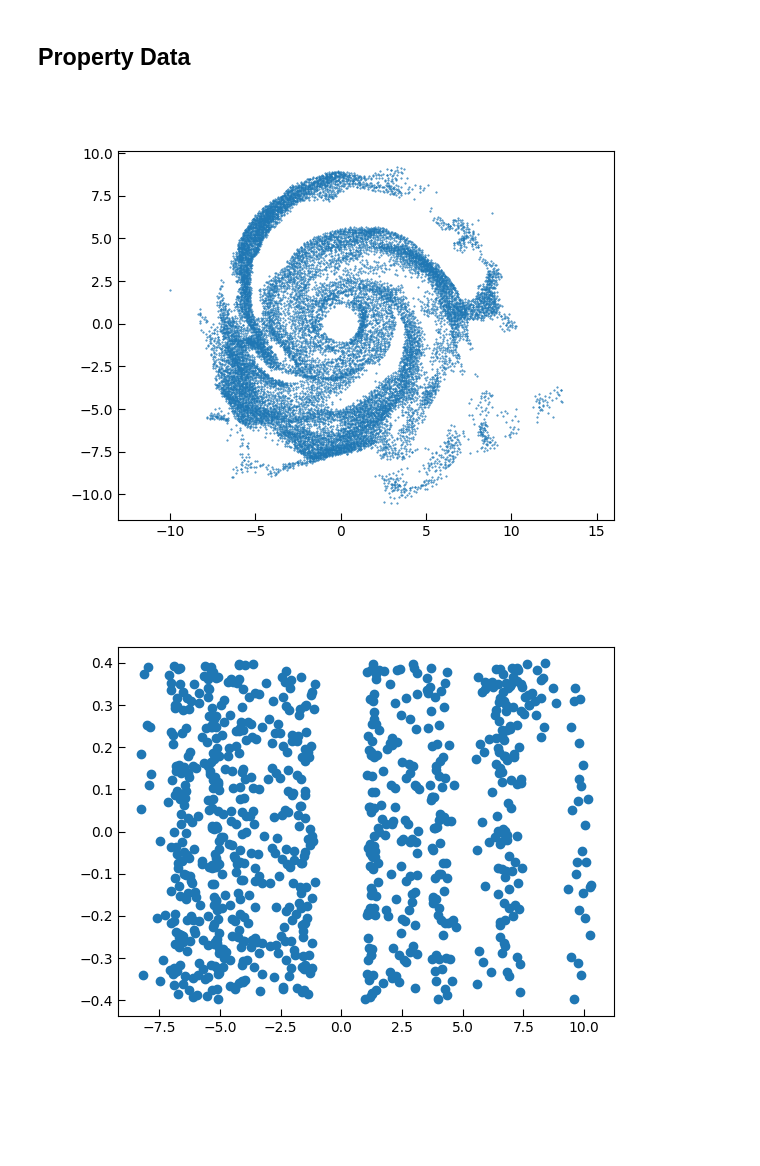
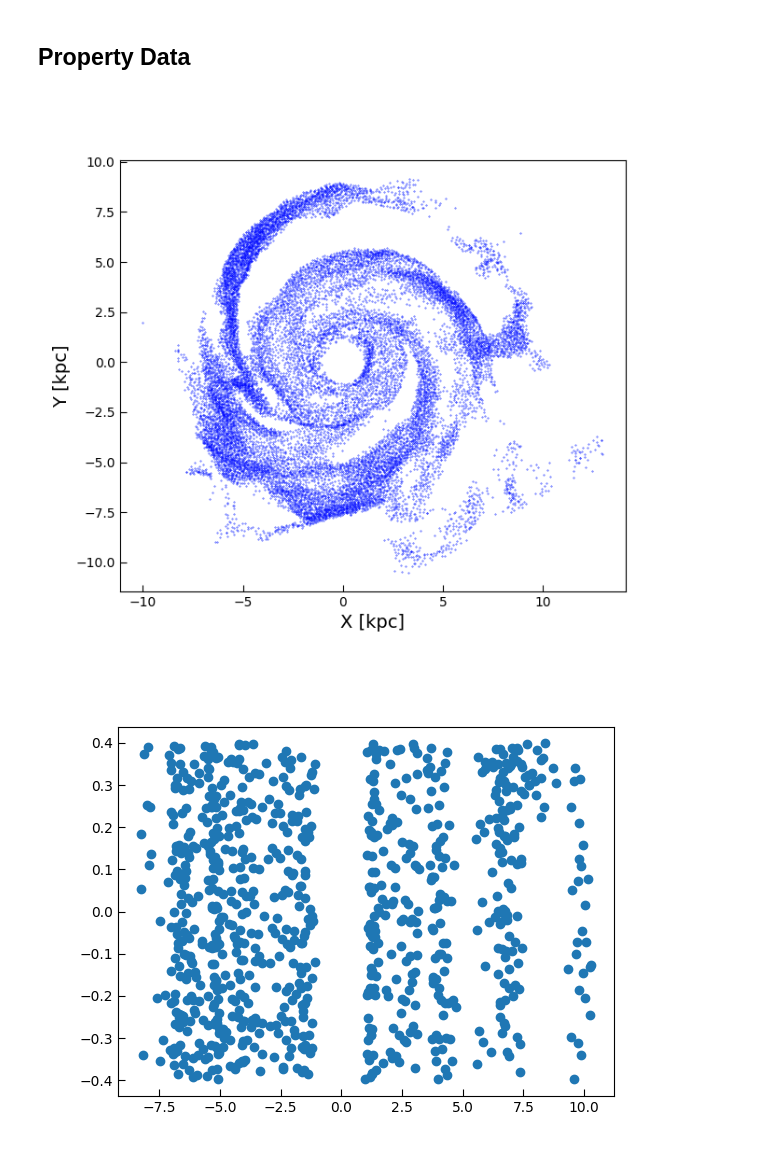
Before and after one commit to danielhcertuche/SpiralStructure_IllustrisTNG50, a Jupyter notebook: Fits_ArmTracing_rho-Halo11.ipynb, the cells around one changed output. Saved outputs shown, nothing was run; the diff lists cells and outputs as text; code cells hidden in the pictures; blank space fills up the shorter version.

Commit message:
Update plots

```diff
--- a/Fits_ArmTracing_rho-Halo11.ipynb
+++ b/Fits_ArmTracing_rho-Halo11.ipynb
@@ -48,18 +48,25 @@ prop_final = df.rho_resta_final_exp
 # %%
 %matplotlib widget
 
 import matplotlib as mpl
 mpl.rcParams['text.usetex'] = False
 
 # Graficar puntos
-plt.scatter(Xs, Ys, s=0.2)
+plt.figure(figsize=(7, 6))
 
+plt.scatter(Xs, Ys, s=0.13, alpha=0.15 ,c='deepskyblue')
+plt.scatter(Xs, Ys, s=0.1, alpha=0.87 ,c='blue')
+
+plt.xlabel('X [kpc]', fontsize=14)  # Aumentar tamaño de la etiqueta del eje X
+plt.ylabel('Y [kpc]', fontsize=14)
+plt.xlim()
+plt.ylim()
 # Ajustar los ejes a la misma escala
 plt.axis('equal')
 
 plt.show()
 # %% [output]
-[figure, old version]
+[figure, new version]
 # %%
 b=0.4 #valor david b=0.4
 min_prop  = np.min(prop_final[ np.absolute(Ys) < b])
```
Also changed, not shown: parts of 3 cells of this notebook, 2 other files.
